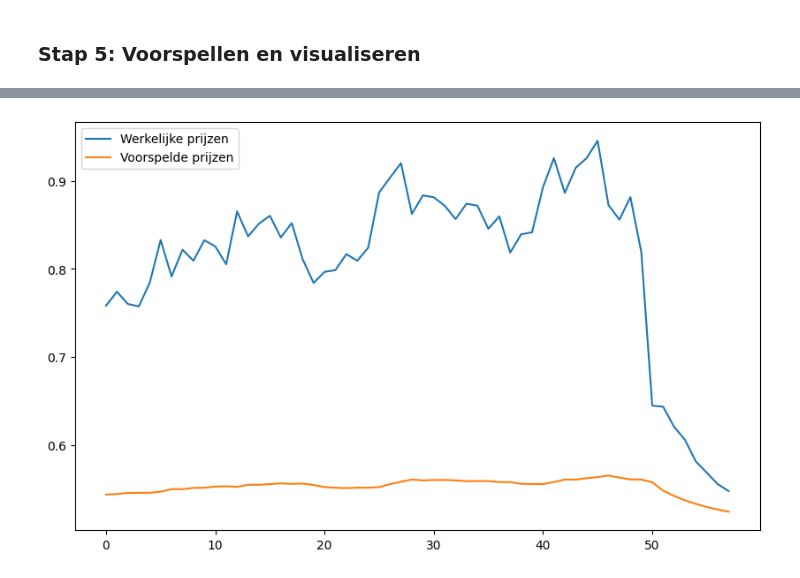
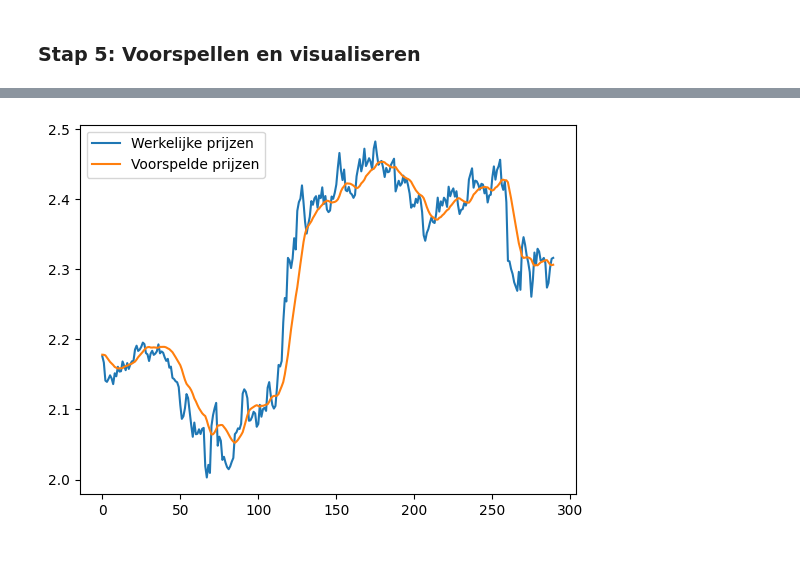
Before and after one commit to NickvanOort/crypto-price-prediction, a Jupyter notebook: XRP-USD.ipynb, the cells around one changed output, grey strips where cells are left out. Cells and saved outputs as stored; diff of their text form; code cells hidden in the pictures.

```diff
--- a/XRP-USD.ipynb
+++ b/XRP-USD.ipynb
@@ -61,8 +60,8 @@ plt.show()
 # %%
 from sklearn.preprocessing import MinMaxScaler
 
-scalar = MinMaxScaler()
-df["close_scaled"] = scalar.fit_transform(df[["close"]])
+scaler = MinMaxScaler()
+df["close_scaled"] = scaler.fit_transform(df[["close"]])
 # %% [markdown]
 3. Trainingsset maken
 # %%
@@ -90,13 +84,15 @@ Input shape: (290, 60), Output shape: (290,)
 # %%
 import tensorflow as tf
 from tensorflow.keras.models import Sequential
-from tensorflow.keras.layers import LSTM, Dense, Dropout, BatchNormalization
+from tensorflow.keras.layers import LSTM, Dense
 
 # Model bouwen
 model = Sequential([
     LSTM(50, return_sequences=False, input_shape=(X.shape[1], 1)),
-    BatchNormalization(),
-    Dropout(0.2),
     Dense(1)
 ])
 model.compile(optimizer="adam", loss="mean_squared_error")
+
+# Trainen
+X_train = X.reshape(X.shape[0], X.shape[1], 1)  # LSTM verwacht 3D input
+model.fit(X_train, y, epochs=10, batch_size=32)
@@ -103,14 +120,0 @@ model.compile(optimizer="adam", loss="mean_squared_error")
-# %%
-from tensorflow.keras.callbacks import LearningRateScheduler
-
-def lr_scheduler(epoch, lr):
-    return lr * 0.95
-
-lr_scheduler = LearningRateScheduler(lr_scheduler)
-
-history = model.fit(
-    X_train, y_train,
-    epochs=20,
-    batch_size=32, validation_data=(X_test, y_test),
-    callbacks=[lr_scheduler]
-)
@@ -135,18 +121,13 @@ Epoch 20/20
 # %% [markdown]
 ### **Stap 5: Voorspellen en visualiseren**
 # %%
-from sklearn.metrics import mean_absolute_error, mean_squared_error
+# Voorspellen
+predicted = model.predict(X_train)
+predicted_prices = scaler.inverse_transform(predicted)  # Denormaliseer
 
-# Voorspellen
-y_pred = model.predict(X_test)
-mae = mean_absolute_error(y_test, y_pred)
-rmse = np.sqrt(mean_squared_error(y_test, y_pred))
-print(f"MAE: {mae}, RMSE: {rmse}")
-
-# Visualiseer de resultaten
-plt.figure(figsize=(10, 6))
-plt.plot(y_test, label="Werkelijke prijzen")
-plt.plot(y_pred, label="Voorspelde prijzen")
+# Plot de resultaten
+plt.plot(df["close"].values[60:], label="Werkelijke prijzen")
+plt.plot(predicted_prices, label="Voorspelde prijzen")
 plt.legend()
 plt.show()
 # %% [output]
@@ -155 +135 @@ MAE: 0.25769776722480503, RMSE: 0.2726348961986432
-[figure, old version]
+[figure, new version]
```
Also changed, not shown: parts of 6 cells of this notebook.
